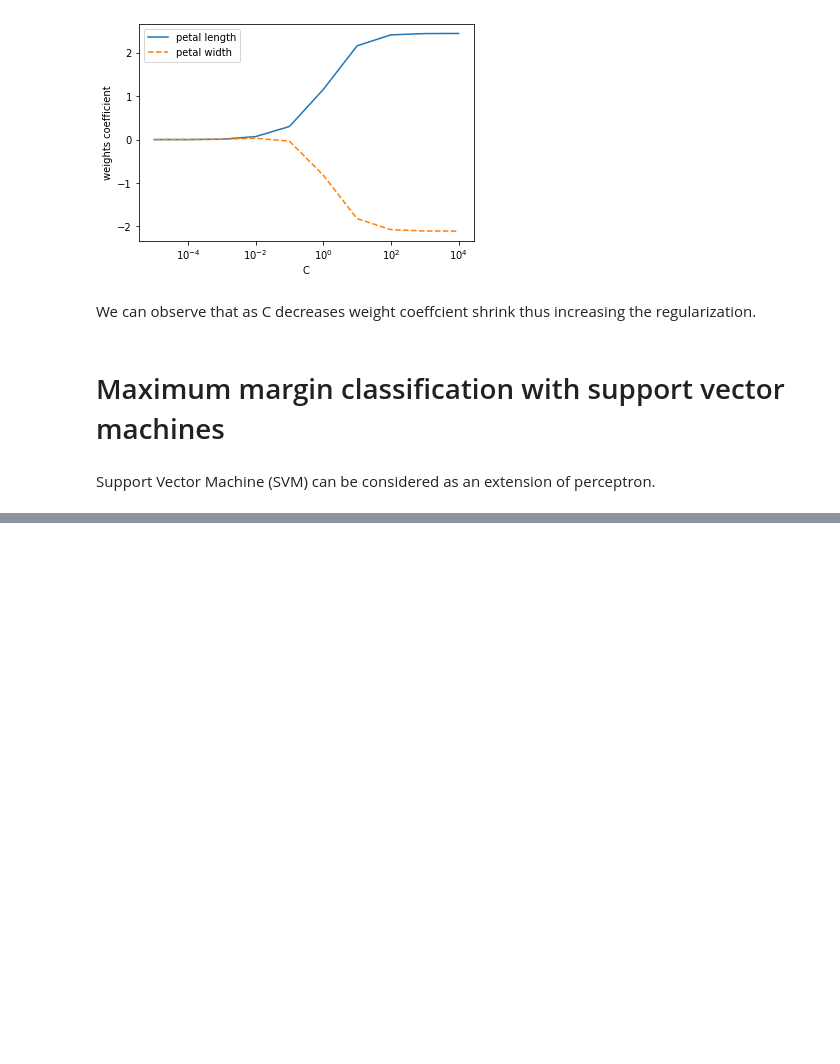
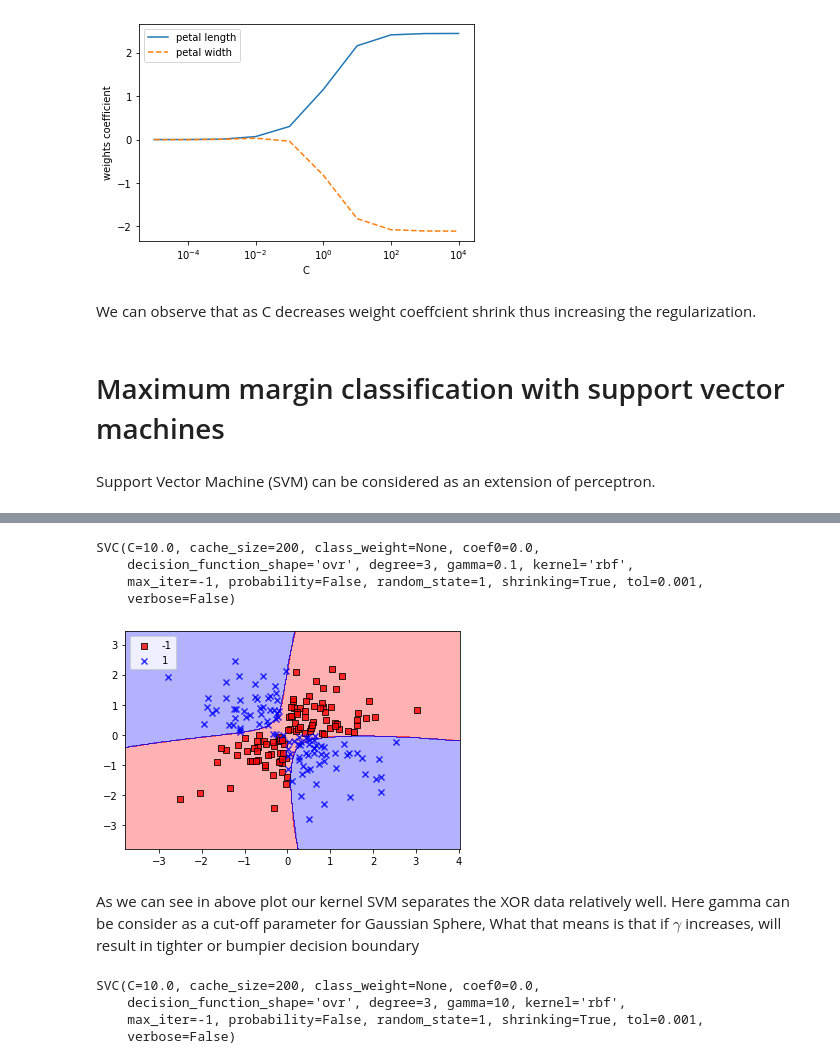
Before and after one commit to rishav-ish/MachineLearning, a Jupyter notebook: Chapter 3.ipynb, the cells around one changed output, grey strips where cells are left out. Cells and saved outputs as stored; diff of their text form; code cells hidden in the pictures; blank space fills up the shorter version.

```diff
--- a/Chapter 3.ipynb
+++ b/Chapter 3.ipynb
@@ -344,0 +440,24 @@ Support Vector Machine (SVM) can be considered as an extension of perceptron.
+# %%
+model = SVC(kernel='rbf', random_state=1, gamma=0.1, C = 10.0)
+model.fit(X_xor, y_xor)
+# %% [output]
+SVC(C=10.0, cache_size=200, class_weight=None, coef0=0.0,
+    decision_function_shape='ovr', degree=3, gamma=0.1, kernel='rbf',
+    max_iter=-1, probability=False, random_state=1, shrinking=True, tol=0.001,
+    verbose=False)
+# %%
+plot_decision_regions(X_xor, y_xor, model)
+plt.legend(loc = 'upper left')
+plt.show()
+# %% [output]
+[figure, added]
+# %% [markdown]
+As we can see in above plot our kernel SVM separates the XOR data relatively well. Here gamma can be consider as a cut-off parameter for Gaussian Sphere, What that means is that if $ \gamma $ increases, will result in tighter or bumpier decision boundary
+# %%
+model = SVC(kernel='rbf', random_state=1, gamma=10, C = 10.0)
+model.fit(X_xor, y_xor)
+# %% [output]
+SVC(C=10.0, cache_size=200, class_weight=None, coef0=0.0,
+    decision_function_shape='ovr', degree=3, gamma=10, kernel='rbf',
+    max_iter=-1, probability=False, random_state=1, shrinking=True, tol=0.001,
+    verbose=False)
```
Also changed, not shown: parts of 44 cells of this notebook, 1 other file.
